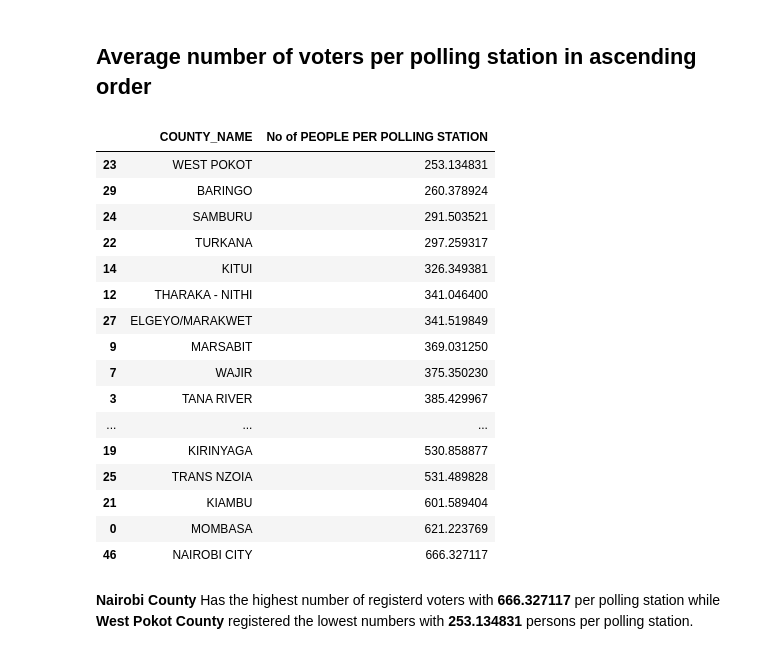
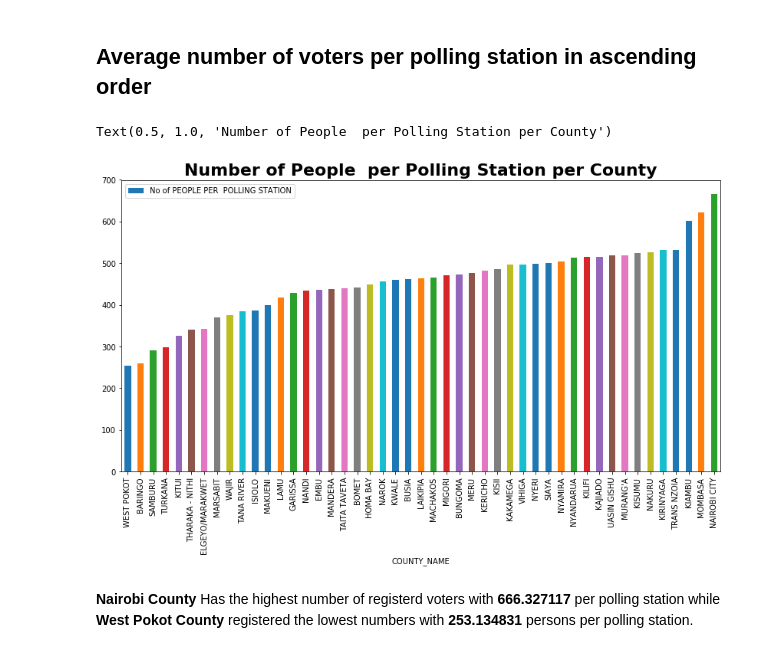
Before and after one commit to gyleodhis/2017-voter-analysis-in-Kenya, a Jupyter notebook: voters_per_county.ipynb, the cells around one changed output. Saved outputs shown, nothing was run; the diff lists cells and outputs as text; code cells hidden in the pictures.

```diff
--- a/voters_per_county.ipynb
+++ b/voters_per_county.ipynb
@@ -28,27 +17,14 @@ data.head(50)
 # %%
 #data.groupby("COUNTY_NAME").sum()
 #data.insert(4, "No of PEOPLE PER  POLLING STATION", data['VOTERS']/data['NO. OF POLLING STATIONS'])
 data['No of PEOPLE PER  POLLING STATION'] = data['VOTERS']/data['NO. OF POLLING STATIONS']
 data = data.sort_values(by = "No of PEOPLE PER  POLLING STATION", ascending=True)
 data[['COUNTY_NAME','No of PEOPLE PER  POLLING STATION']]
+data.plot(kind='bar', figsize=(14,7), x='COUNTY_NAME', y='No of PEOPLE PER  POLLING STATION')
+plt.title("Number of People  per Polling Station per County", fontsize=22, fontweight='bold')
 # %% [output]
-|  | COUNTY_NAME | No of PEOPLE PER POLLING STATION |
-| 23 | WEST POKOT | 253.134831 |
-| 29 | BARINGO | 260.378924 |
-| 24 | SAMBURU | 291.503521 |
-| 22 | TURKANA | 297.259317 |
-| 14 | KITUI | 326.349381 |
-| 12 | THARAKA - NITHI | 341.046400 |
-| 27 | ELGEYO/MARAKWET | 341.519849 |
-| 9 | MARSABIT | 369.031250 |
-| 7 | WAJIR | 375.350230 |
-| 3 | TANA RIVER | 385.429967 |
-| ... | ... | ... |
-| 19 | KIRINYAGA | 530.858877 |
-| 25 | TRANS NZOIA | 531.489828 |
-| 21 | KIAMBU | 601.589404 |
-| 0 | MOMBASA | 621.223769 |
-| 46 | NAIROBI CITY | 666.327117 |
+Text(0.5, 1.0, 'Number of People  per Polling Station per County')
+[figure, added]
 # %% [markdown]
 __Nairobi County__ Has the highest number of registerd voters with __666.327117__ per polling station while __West Pokot County__ registered the lowest numbers with __253.134831__ persons per polling station.
 # %% [markdown]
```
Also changed, not shown: parts of 5 cells of this notebook.
